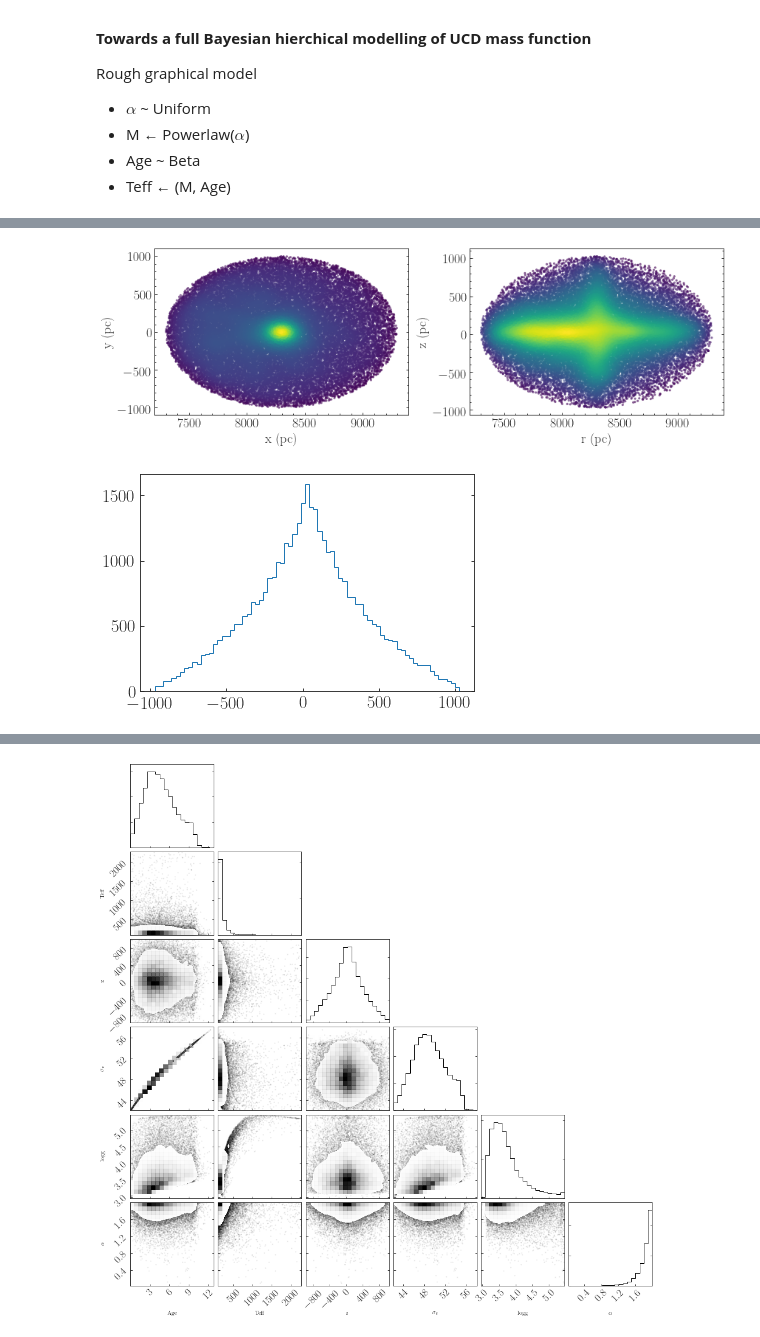
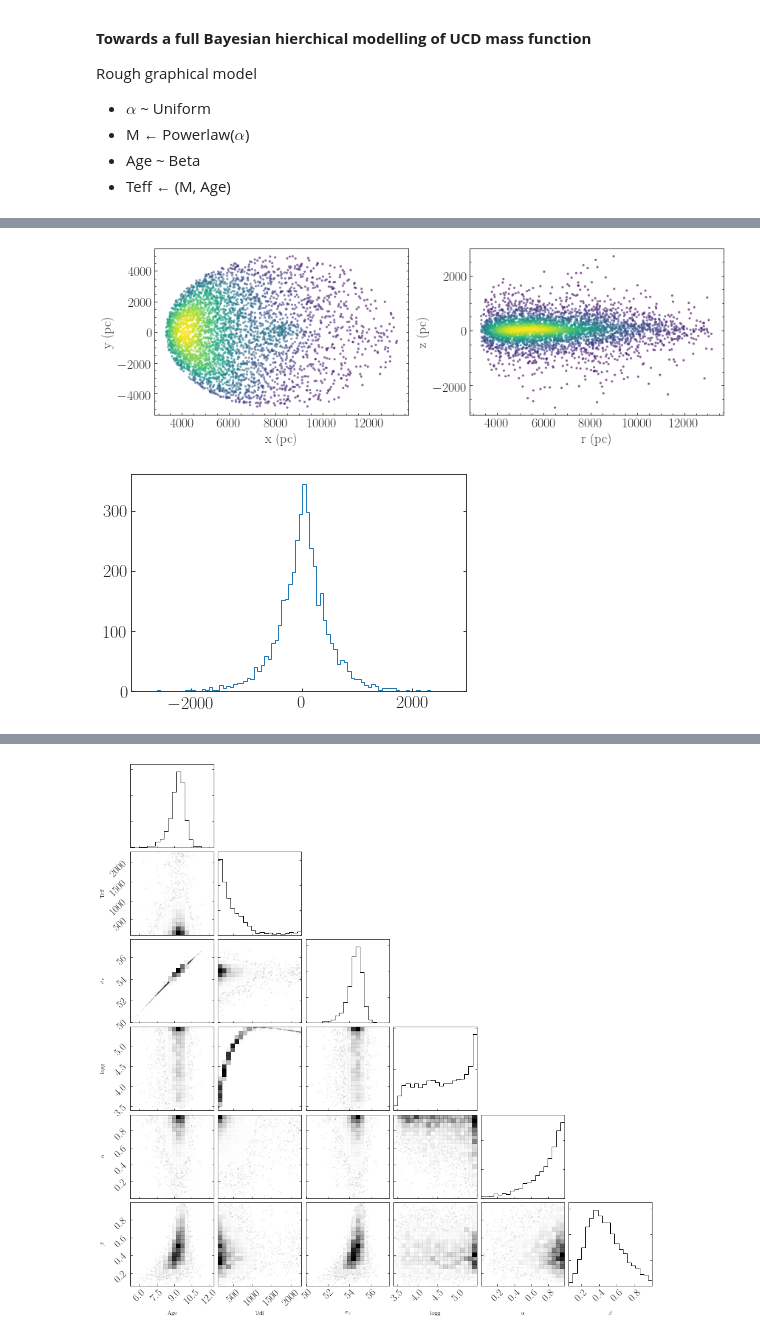
Before and after one commit to caganze/ucdsim, a Jupyter notebook: notebooks/evolutionary models.ipynb, the cells around one changed output, grey strips where cells are left out. Saved outputs shown, nothing was run; the diff lists cells and outputs as text; code cells hidden in the pictures.

Commit message:
added gamma function ages

```diff
--- a/notebooks/evolutionary models.ipynb
+++ b/notebooks/evolutionary models.ipynb
@@ -127,8 +127,8 @@ with pm.Model() as model:
     beta=pm.Uniform('beta', lower=0.001, upper=1.)
 
     m=pm.Uniform('m', lower=np.nanmin(burrows.mass.values), upper=0.15, testval=0.005)
-    age=pm.Uniform('age', lower=np.nanmin(burrows.age.values), upper=np.nanmax(burrows.age.values))
-    #age=pm.Gamma('age', alpha=5., beta=beta)
+    #age=pm.Uniform('age', lower=np.nanmin(burrows.age.values), upper=np.nanmax(burrows.age.values))
+    age=pm.Gamma('age', alpha=5., beta=beta)
 
     #interpolations
     teff=pm.Deterministic('teff', interpolated_teff(m, age))
@@ -156,7 +156,7 @@ with pm.Model() as model:
     l=pm.Uniform('l', lower=-np.pi, upper=np.pi, testval=np.pi/2)
     b=pm.Uniform('b', lower=-np.pi/2, upper=np.pi/2, testval=np.pi/3)
 
-    d=pm.Uniform('d', lower=0., upper=1000., testval=500.)
+    d=pm.Uniform('d', lower=0., upper=5000., testval=500.)
     x=pm.Deterministic('x',  Rsun-d*np.cos(b)*np.cos(l))
     y=pm.Deterministic('y', -d*np.cos(b)*np.sin(l))
     r=pm.Deterministic('r', (x**2+y**2)**0.5 )
@@ -168,7 +168,7 @@ with pm.Model() as model:
                          'r': r, 'z': z, 'd':d, 'h':h, 'm':m, 'alpha':alpha, 'age':age})
 
 
-    trace = pm.sample(draws=10000, cores=4,step=None, init='advi',  start=None,
+    trace = pm.sample(draws=1000, cores=4,step=None, init='advi',  start=None,
                       trace=None, chain_idx=0, chains=None,
                       tune=500, progressbar=True, model=None,
                       random_seed=None, discard_tuned_samples=True, compute_convergence_checks=False)
@@ -223,20 +215,20 @@ ax[1].minorticks_on()
 
 plt.tight_layout()
 # %% [output]
-[figure, old version]
+[figure, new version]
 # %%
 h=plt.hist(trace.z, bins='auto', histtype='step')
 #plt.axvline(trace.h.mean(), c='k')
 # %% [output]
-[figure, old version]
+[figure, new version]
 # %%
 tot_v=(trace.vvel**2+trace.uvel**2+trace.wvel**2)**0.5
 # %%
-df=pd.DataFrame(np.vstack([trace.age, trace.teff, trace.z,trace.sigma_tot, trace.logg, trace.alpha])).T
+df=pd.DataFrame(np.vstack([trace.age, trace.teff, trace.sigma_tot, trace.logg, trace.alpha, trace.beta])).T
 # %%
 samples=df.dropna().values
 # %%
 import corner
 # %%
-c=corner.corner(samples, plot_contours=False, labels=[ 'Age', 'Teff', 'z', r'$\sigma_v$', 'logg',r'$\alpha$'])
+c=corner.corner(samples, plot_contours=False, labels=[ 'Age', 'Teff',  r'$\sigma_v$', 'logg',r'$\alpha$', r'$\beta$'])
 # %% [output]
@@ -244 +235 @@ WARNING:root:Too few points to create valid contours
-[figure, old version]
+[figure, new version]
```
Also changed, not shown: parts of 3 cells of this notebook.
